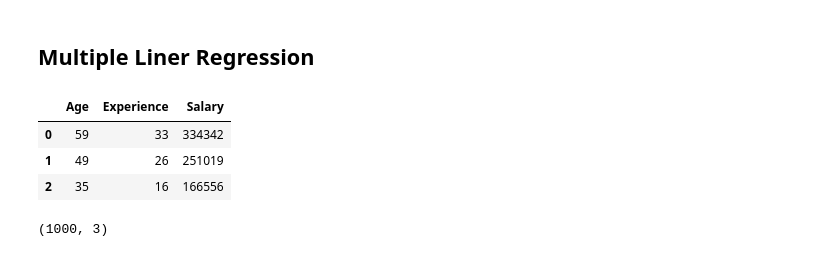
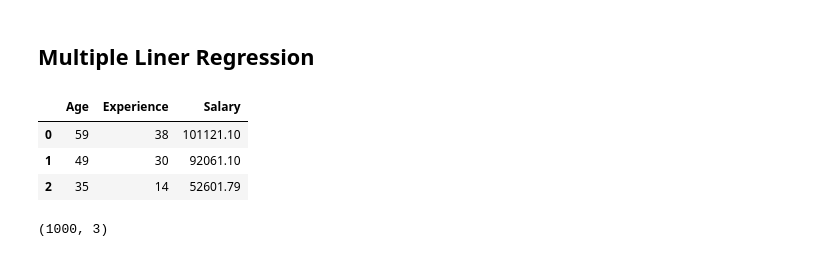
Before and after one commit to Its-Vikas-xd/Machine-Learning, a Jupyter notebook: Supervised Machine Learning/Linear Regression/Multiple Liner Alogrithm/Multiple_Liner.ipynb, the cells around one changed output. Cells and saved outputs as stored; diff of their text form; code cells hidden in the pictures.

```diff
--- a/Supervised Machine Learning/Linear Regression/Multiple Liner Alogrithm/Multiple_Liner.ipynb
+++ b/Supervised Machine Learning/Linear Regression/Multiple Liner Alogrithm/Multiple_Liner.ipynb
@@ -5,13 +5,13 @@ import pandas as pd
 import matplotlib.pyplot as plt
 import seaborn as sns
 # %%
-dataset = pd.read_csv('Data.csv')
+dataset = pd.read_csv('Dataset.csv')
 dataset.head(3)
 # %% [output]
 |  | Age | Experience | Salary |
-| 0 | 59 | 33 | 334342 |
-| 1 | 49 | 26 | 251019 |
-| 2 | 35 | 16 | 166556 |
+| 0 | 59 | 38 | 101121.10 |
+| 1 | 49 | 30 | 92061.10 |
+| 2 | 35 | 14 | 52601.79 |
 # %%
 dataset.shape
 # %% [output]
```
Also changed, not shown: parts of 3 cells of this notebook, 2 other files.
